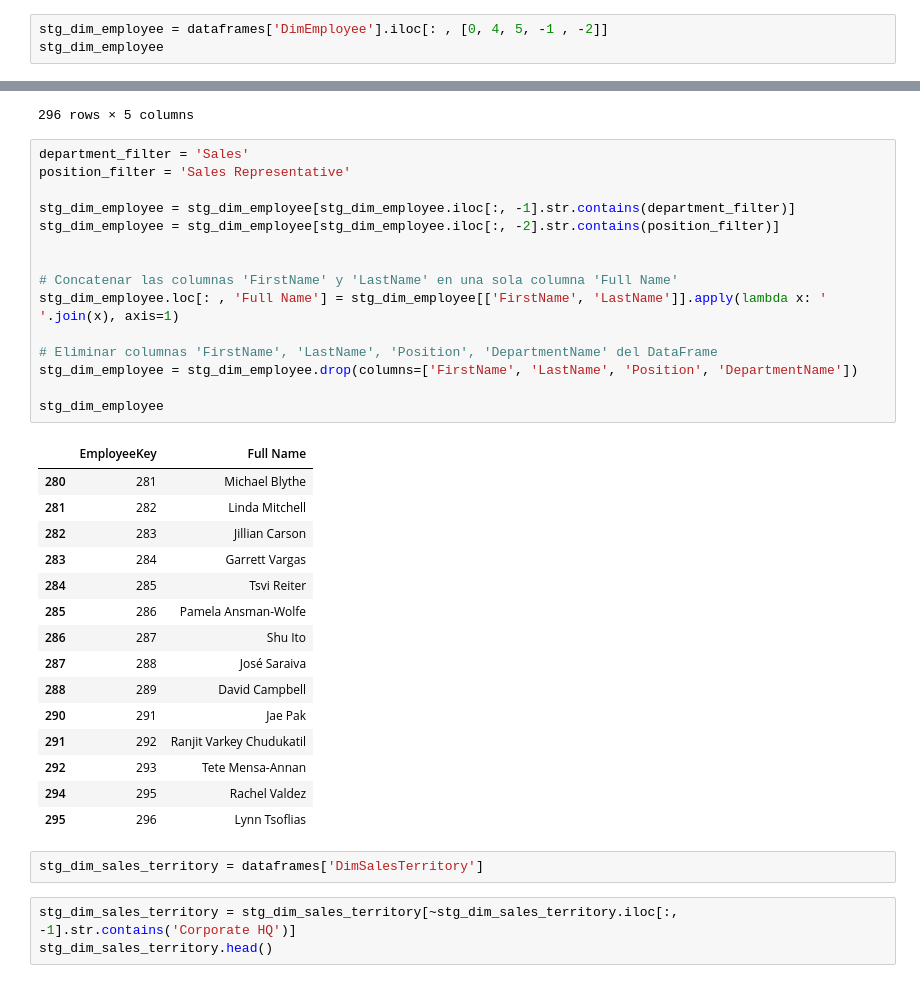
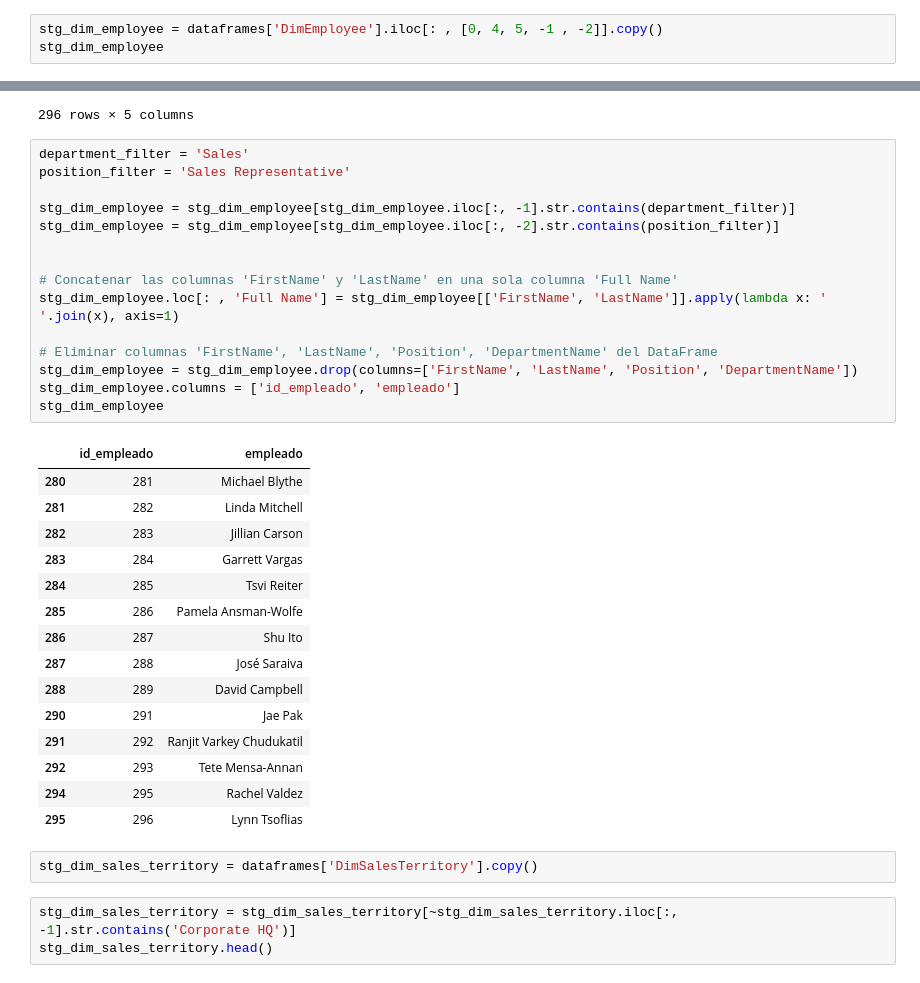
Before and after one commit to ClaudioChavarria/data_preparation_using_python, a Jupyter notebook: exercise_01/exercise_01_solution.ipynb, the cells around one changed output, grey strips where cells are left out. Cells and saved outputs as stored; diff of their text form.

```diff
--- a/exercise_01/exercise_01_solution.ipynb
+++ b/exercise_01/exercise_01_solution.ipynb
@@ -88,7 +87,7 @@ dataframes['DimEmployee'].head(2)
 | 1 | 2 | 7.0 | 253022876 | 24756624.0 | Kevin | Brown | ... |
 2 rows × 27 columns
 # %%
-stg_dim_employee = dataframes['DimEmployee'].iloc[: , [0, 4, 5, -1 , -2]]
+stg_dim_employee = dataframes['DimEmployee'].iloc[: , [0, 4, 5, -1 , -2]].copy()
 stg_dim_employee
 # %% [output]
 |  | EmployeeKey | FirstName | LastName | Position | DepartmentName |
@@ -107,20 +106,20 @@ stg_dim_employee
 # %%
 department_filter = 'Sales'
 position_filter = 'Sales Representative'
 
 stg_dim_employee = stg_dim_employee[stg_dim_employee.iloc[:, -1].str.contains(department_filter)]
 stg_dim_employee = stg_dim_employee[stg_dim_employee.iloc[:, -2].str.contains(position_filter)]
 
 
 # Concatenar las columnas 'FirstName' y 'LastName' en una sola columna 'Full Name'
 stg_dim_employee.loc[: , 'Full Name'] = stg_dim_employee[['FirstName', 'LastName']].apply(lambda x: ' '.join(x), axis=1)
 
 # Eliminar columnas 'FirstName', 'LastName', 'Position', 'DepartmentName' del DataFrame
 stg_dim_employee = stg_dim_employee.drop(columns=['FirstName', 'LastName', 'Position', 'DepartmentName'])
-
+stg_dim_employee.columns = ['id_empleado', 'empleado']
 stg_dim_employee
 # %% [output]
-|  | EmployeeKey | Full Name |
+|  | id_empleado | empleado |
 | 280 | 281 | Michael Blythe |
 | 281 | 282 | Linda Mitchell |
 | 282 | 283 | Jillian Carson |
@@ -136,7 +135,7 @@ stg_dim_employee
 | 294 | 295 | Rachel Valdez |
 | 295 | 296 | Lynn Tsoflias |
 # %%
-stg_dim_sales_territory = dataframes['DimSalesTerritory']
+stg_dim_sales_territory = dataframes['DimSalesTerritory'].copy()
 # %%
 stg_dim_sales_territory = stg_dim_sales_territory[~stg_dim_sales_territory.iloc[:, -1].str.contains('Corporate HQ')]
 stg_dim_sales_territory.head()
```
Also changed, not shown: parts of 9 cells of this notebook, 1 other file.
